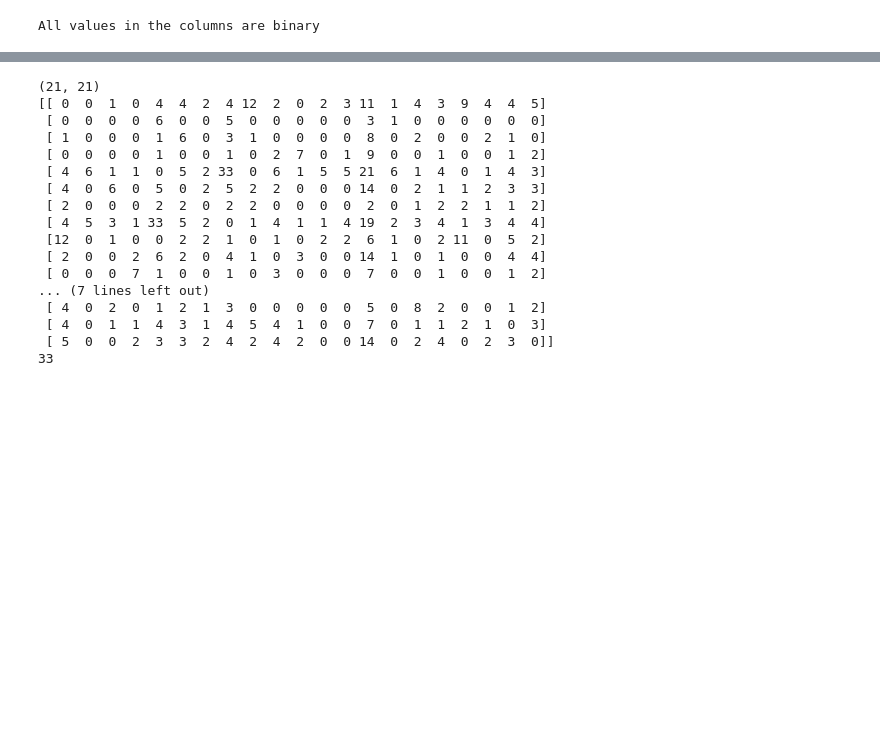
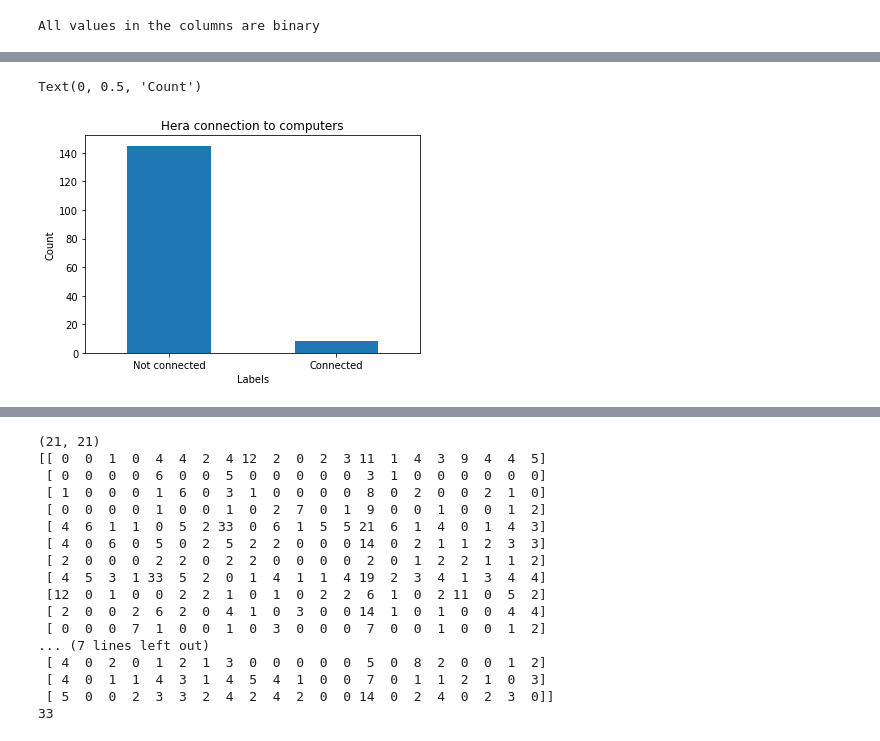
Before and after one commit to erifejams/Autonomous-Systems, a Jupyter notebook: final_code.ipynb, the cells around one changed output, grey strips where cells are left out. Cells and saved outputs as stored; diff of their text form; code cells hidden in the pictures; blank space fills up the shorter version.

```diff
--- a/final_code.ipynb
+++ b/final_code.ipynb
@@ -82,0 +274,11 @@ All values in the columns are binary
+# %%
+labels = ['Not connected','Connected']
+classes = pd.value_counts(data['Hera'], sort = True)
+classes.plot(kind = 'bar', rot=0)
+plt.title("Hera connection to computers")
+plt.xticks(range(2), labels)
+plt.xlabel("Labels")
+plt.ylabel("Count")
+# %% [output]
+Text(0, 0.5, 'Count')
+[figure, added]
```
Also changed, not shown: parts of 39 cells of this notebook, 1 other file.
